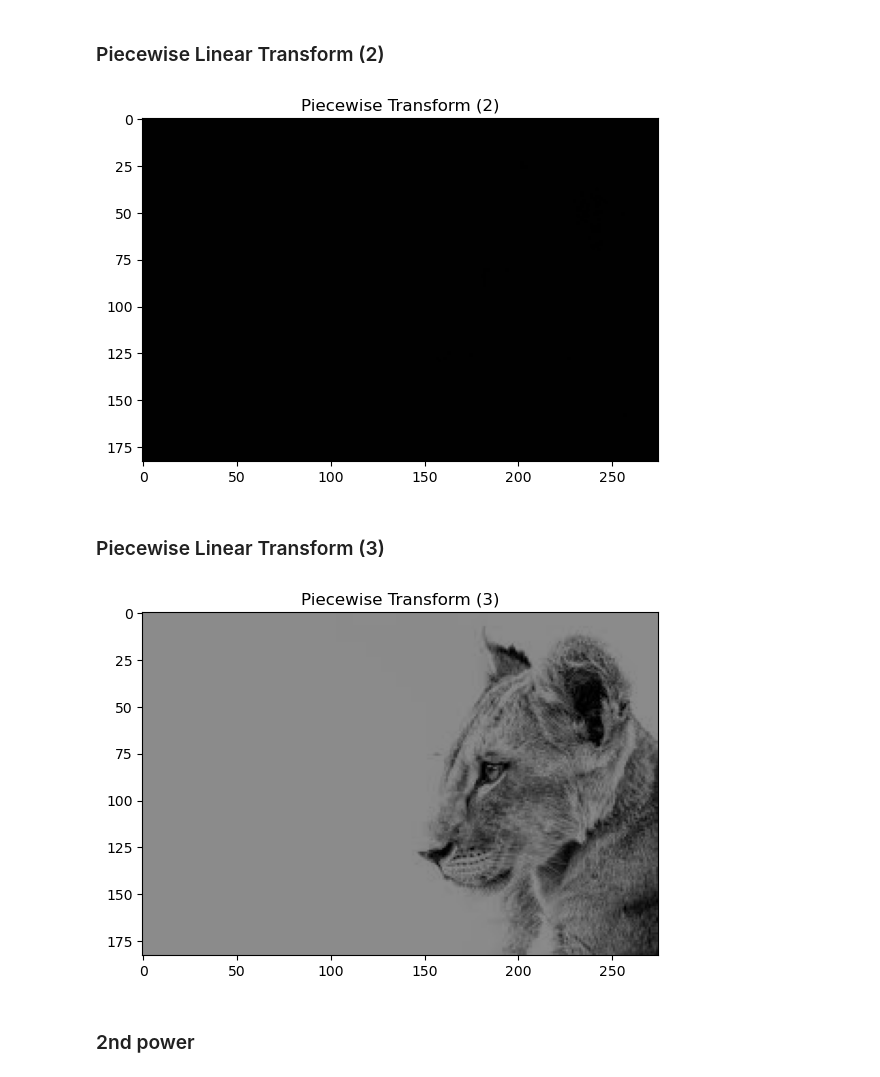
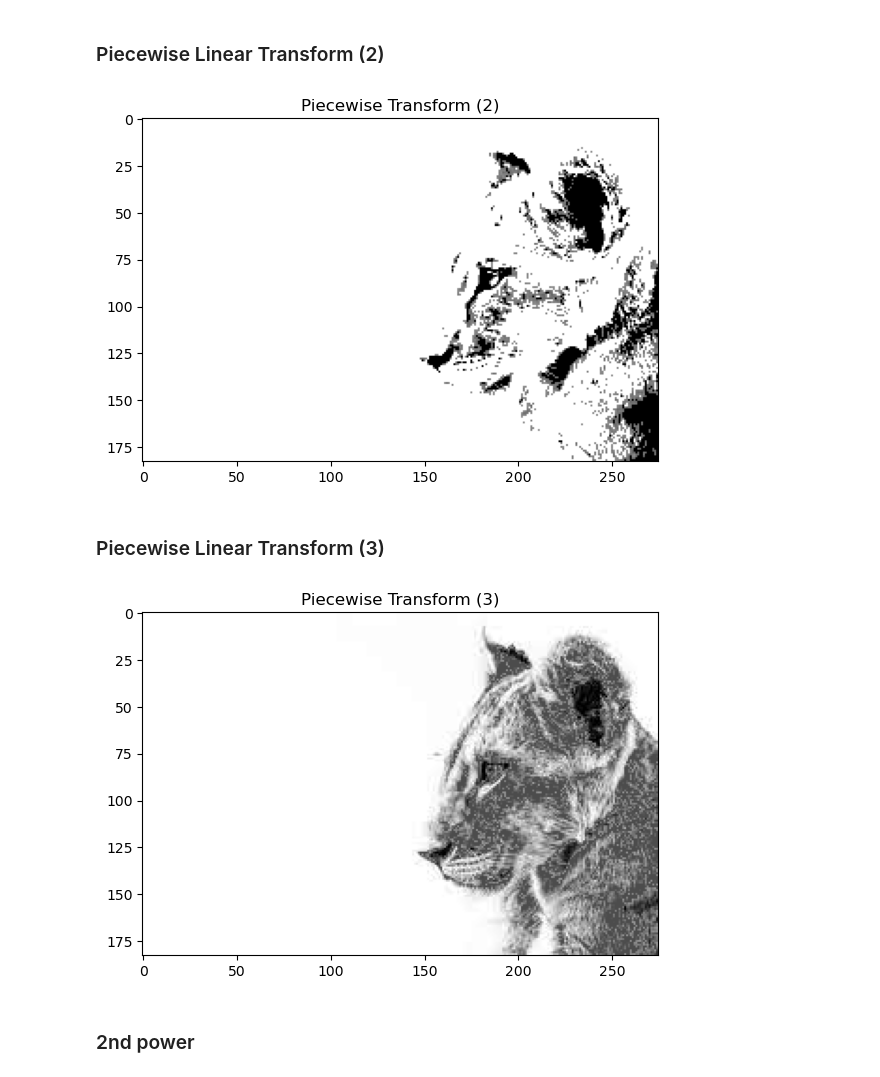
Before and after one commit to aradmehralian/Multi-Media-Projects, a Jupyter notebook: Project2/Q2.ipynb, the cells around one changed output. Drawn from its saved outputs; the diff is of its cells as text; code cells hidden in the pictures.

```diff
--- a/Project2/Q2.ipynb
+++ b/Project2/Q2.ipynb
@@ -13,9 +22,2 @@ normalized_image1 = image1 / 255
 # %% [markdown]
 ### Linear transfrom
-# %%
-if normalized_image1.dtype != np.uint8:
-   normalized_image1 = (255 * (normalized_image1 - np.min(normalized_image1)) / (np.max(normalized_image1) - np.min(normalized_image1))).astype(np.uint8)
-
-
-trasform1 = 1-normalized_image1
-imshow(trasform1, "Linear Transform")
@@ -41,20 +47,23 @@ piecewise_transformed2 = np.piecewise(
     [normalized_image1 < 0.4, (normalized_image1 >= 0.4) & (normalized_image1 < 0.55), normalized_image1 >= 0.55],
     [0, lambda x:x, 1]
 )
+piecewise_transformed2 = (piecewise_transformed2 * 255).astype(np.uint8)
 imshow(piecewise_transformed2, "Piecewise transform (2)" )
 # %% [output]
-[figure, old version]
+[figure, new version]
 # %% [markdown]
 ### Piecewise Linear Transform (3)
 # %%
 piecewise_transformed3 = np.piecewise(
     normalized_image1,
     [normalized_image1 < 0.4, (normalized_image1 >= 0.4) & (normalized_image1 < 0.55), normalized_image1 >= 0.55],
-    [lambda x: 1.5 * x, 0.3, lambda x: (0.3/0.55) * x]
+    [lambda x: 1.5 * x, 0.3, lambda x: 1.56 * x - 0.56]
 )
+
+piecewise_transformed3 = (piecewise_transformed3 * 255).astype(np.uint8)
 imshow(piecewise_transformed3, "Piecewise transform (3)" )
 # %% [output]
-[figure, old version]
+[figure, new version]
 # %% [markdown]
 ### 2nd power
 # %%
```
Also changed, not shown: parts of 10 cells of this notebook.
